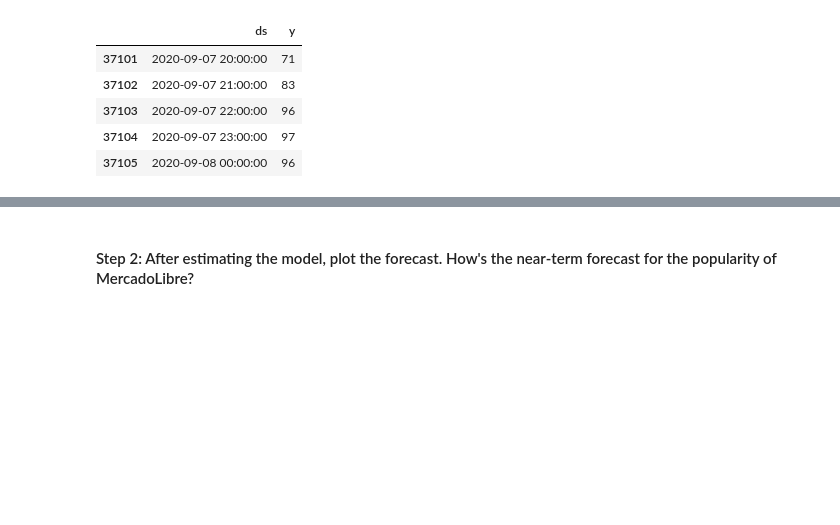
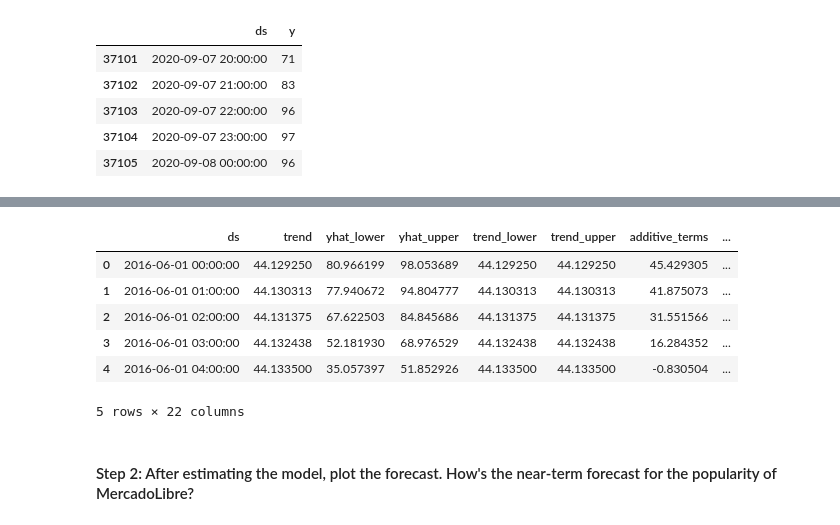
Before and after one commit to dailyinvention/prophet-challenge, a Jupyter notebook: forecasting_net_prophet.ipynb, the cells around one changed output, grey strips where cells are left out. Drawn from its saved outputs; the diff is of its cells as text; code cells hidden in the pictures; blank space fills up the shorter version.

```diff
--- a/forecasting_net_prophet.ipynb
+++ b/forecasting_net_prophet.ipynb
@@ -461,8 +475,17 @@ display(prophet_df.tail())
 # %%
 # Make the predictions for the trend data using the future_mercado_trends DataFrame
-
+forecast_mercado_trends = model.predict(future_mercado_trends)
 
 # Display the first five rows of the forecast_mercado_trends DataFrame
+forecast_mercado_trends.head()
+# %% [output]
+|  | ds | trend | yhat_lower | yhat_upper | trend_lower | trend_upper | additive_terms | ... |
+| 0 | 2016-06-01 00:00:00 | 44.129250 | 80.966199 | 98.053689 | 44.129250 | 44.129250 | 45.429305 | ... |
+| 1 | 2016-06-01 01:00:00 | 44.130313 | 77.940672 | 94.804777 | 44.130313 | 44.130313 | 41.875073 | ... |
+| 2 | 2016-06-01 02:00:00 | 44.131375 | 67.622503 | 84.845686 | 44.131375 | 44.131375 | 31.551566 | ... |
+| 3 | 2016-06-01 03:00:00 | 44.132438 | 52.181930 | 68.976529 | 44.132438 | 44.132438 | 16.284352 | ... |
+| 4 | 2016-06-01 04:00:00 | 44.133500 | 35.057397 | 51.852926 | 44.133500 | 44.133500 | -0.830504 | ... |
+5 rows × 22 columns
 # %% [markdown]
 #### Step 2: After estimating the model, plot the forecast. How's the near-term forecast for the popularity of MercadoLibre?
 # %%
```
Also changed, not shown: parts of 11 cells of this notebook.
